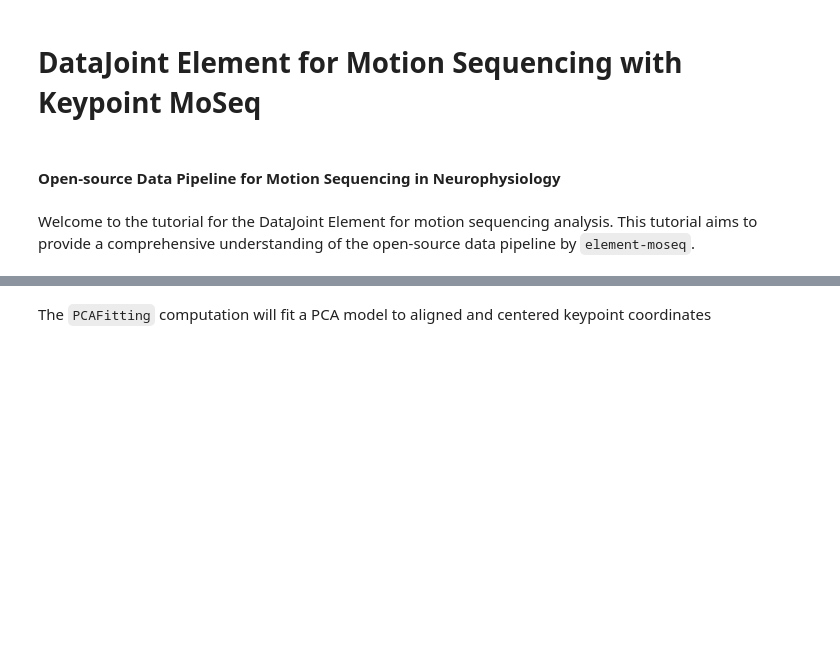
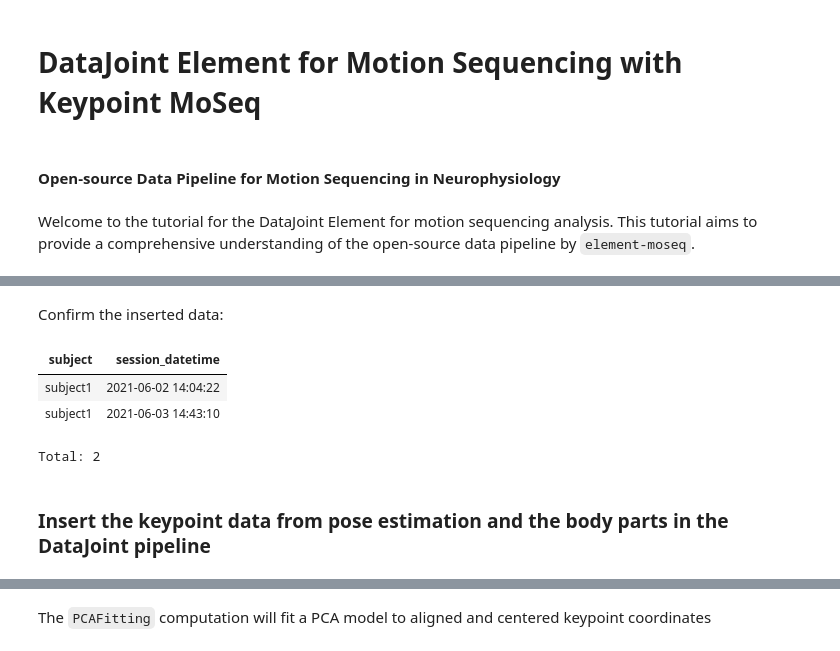
Before and after one commit to datajoint/element-moseq, a Jupyter notebook: notebooks/tutorial.ipynb, the cells around one changed output, grey strips where cells are left out. Cells and saved outputs as stored; diff of their text form; code cells hidden in the pictures; blank space fills up the shorter version.

```diff
--- a/notebooks/tutorial.ipynb
+++ b/notebooks/tutorial.ipynb
@@ -53,5 +135,16 @@ session_keys = [
 
 # Insert this dictionary in the Session table
 session.Session.insert(session_keys, skip_duplicates=True)
+# %% [markdown]
+Confirm the inserted data:
+# %%
+session.Session()
+# %% [output]
+| subject | session_datetime |
+| subject1 | 2021-06-02 14:04:22 |
+| subject1 | 2021-06-03 14:43:10 |
+Total: 2
+# %% [markdown]
+### Insert the keypoint data from pose estimation and the body parts in the DataJoint pipeline
 # %%
 kpms_pca.PoseEstimationMethod()
```
Also changed, not shown: parts of 73 cells of this notebook.
